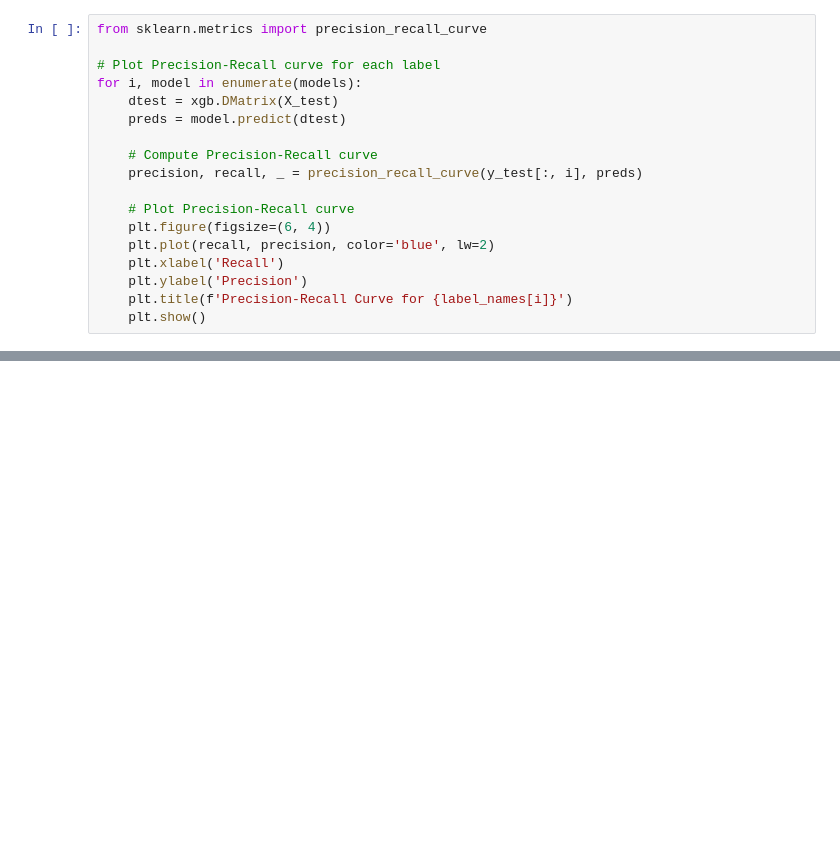
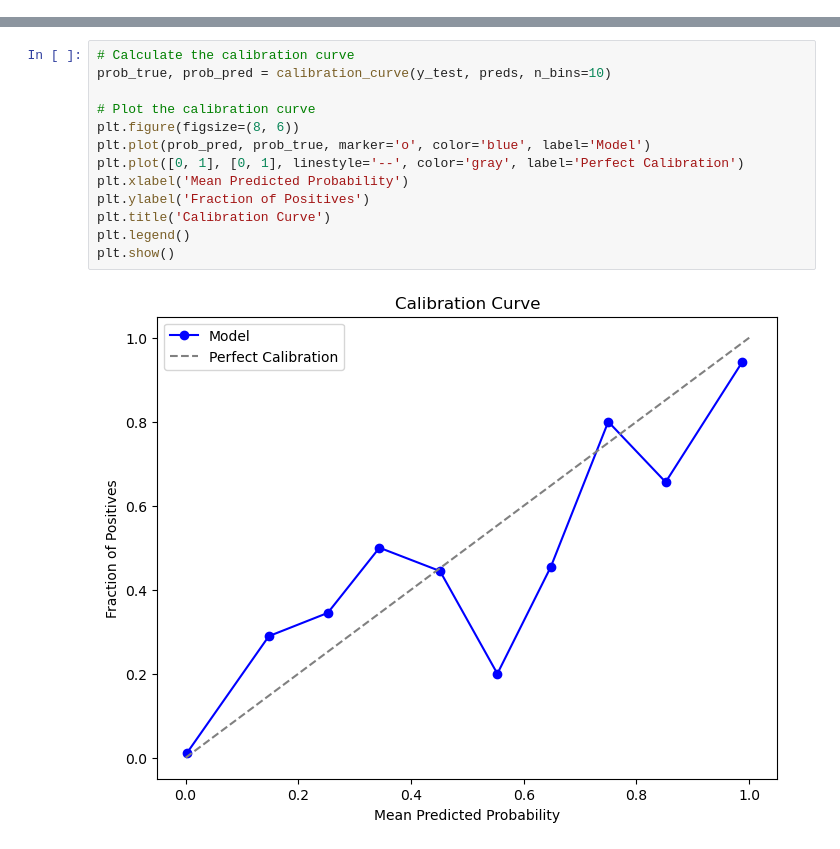
Before and after one commit to MetOffice/ai_data_readiness, a Jupyter notebook: examples/ISD/ISD_xgboost.ipynb, the cells around one changed output, grey strips where cells are left out. Drawn from its saved outputs; the diff is of its cells as text; blank space fills up the shorter version.

```diff
--- a/examples/ISD/ISD_xgboost.ipynb
+++ b/examples/ISD/ISD_xgboost.ipynb
@@ -289,18 +194,0 @@ for i, model in enumerate(models):
-# %%
-from sklearn.metrics import precision_recall_curve
-
-# Plot Precision-Recall curve for each label
-for i, model in enumerate(models):
-    dtest = xgb.DMatrix(X_test)
-    preds = model.predict(dtest)
-
-    # Compute Precision-Recall curve
-    precision, recall, _ = precision_recall_curve(y_test[:, i], preds)
-
-    # Plot Precision-Recall curve
-    plt.figure(figsize=(6, 4))
-    plt.plot(recall, precision, color='blue', lw=2)
-    plt.xlabel('Recall')
-    plt.ylabel('Precision')
-    plt.title(f'Precision-Recall Curve for {label_names[i]}')
-    plt.show()
@@ -313,0 +195,15 @@ for i, model in enumerate(models):
+# %%
+# Calculate the calibration curve
+prob_true, prob_pred = calibration_curve(y_test, preds, n_bins=10)
+
+# Plot the calibration curve
+plt.figure(figsize=(8, 6))
+plt.plot(prob_pred, prob_true, marker='o', color='blue', label='Model')
+plt.plot([0, 1], [0, 1], linestyle='--', color='gray', label='Perfect Calibration')
+plt.xlabel('Mean Predicted Probability')
+plt.ylabel('Fraction of Positives')
+plt.title('Calibration Curve')
+plt.legend()
+plt.show()
+# %% [output]
+[figure, added]
```
Also changed, not shown: parts of 17 cells of this notebook, 3 other files.
